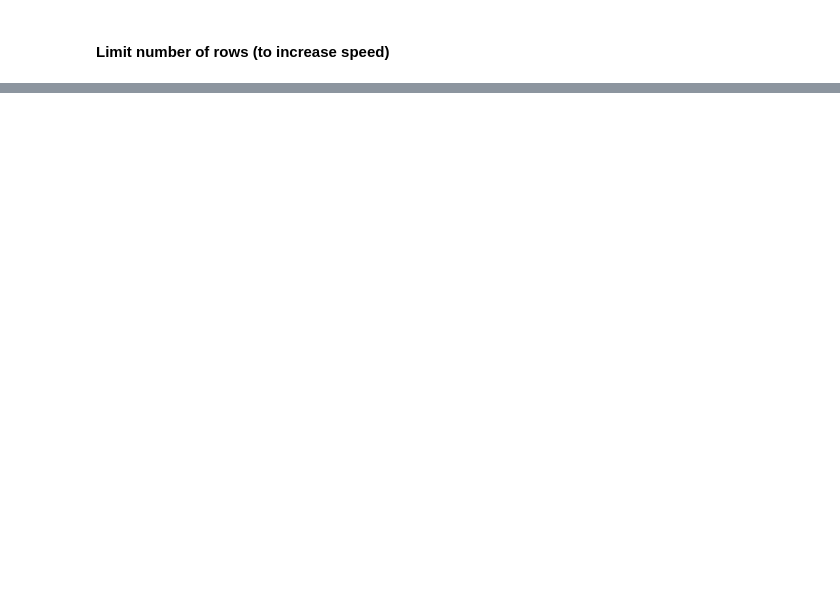
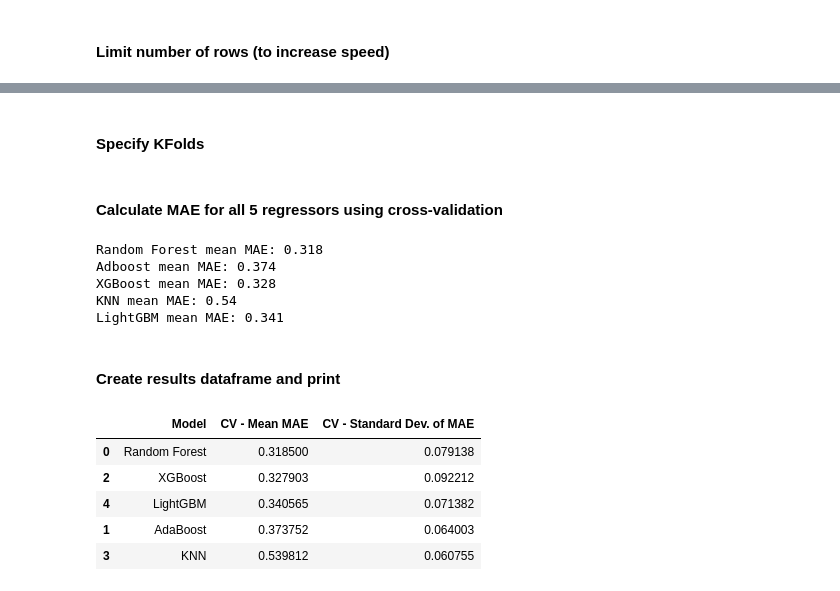
Before and after one commit to jtimko16/AutoML_Project2, a Jupyter notebook: notebooks/Data_preparation.ipynb, the cells around one changed output, grey strips where cells are left out. Saved outputs shown, nothing was run; the diff lists cells and outputs as text; code cells hidden in the pictures; blank space fills up the shorter version.

Commit message:
Add - prepare code for evaluate and compare 5 baseline models

```diff
--- a/notebooks/Data_preparation.ipynb
+++ b/notebooks/Data_preparation.ipynb
@@ -180,4 +178,10 @@ from sklearn.metrics import make_scorer, mean_absolute_error
+# %%
+random_forest_regressor = RandomForestRegressor(n_estimators=50, random_state=42)
+adaboost_regressor = AdaBoostRegressor(n_estimators=50, random_state=42)
+xgb_regressor = xgb.XGBRegressor(n_estimators=50, random_state=42)
+knn_regressor = KNeighborsRegressor(n_neighbors=5)
+lgb_regressor = lgb.LGBMRegressor(n_estimators=50, random_state=42,verbosity=-1)
 # %% [markdown]
 #### Limit number of rows (to increase speed)
 # %%
-n_rows =  100
+n_rows =  1000
@@ -209,0 +188,2 @@ Std CV Score: 0.0769
+# %% [markdown]
+#### Specify KFolds
@@ -209,0 +194,50 @@ Std CV Score: 0.0769
+# %% [markdown]
+#### Calculate MAE for all 5 regressors using cross-validation
+# %%
+
+## Speficiy MAE as metrics, calculate scores for all 5 models
+cv_scores_rf = cross_val_score(random_forest_regressor, X_train.head(n_rows), y_train.head(n_rows), cv=kf, scoring='neg_mean_absolute_error') *-1
+print('Random Forest mean MAE:', round(cv_scores_rf.mean(), 3))
+
+cv_scores_adaboost = cross_val_score(adaboost_regressor, X_train.head(n_rows), y_train.head(n_rows), cv=kf, scoring='neg_mean_absolute_error') *-1
+print('Adboost mean MAE:', round(cv_scores_adaboost.mean(), 3))
+
+cv_scores_xgb = cross_val_score(xgb_regressor, X_train.head(n_rows), y_train.head(n_rows), cv=kf, scoring='neg_mean_absolute_error') *-1
+print('XGBoost mean MAE:', round(cv_scores_xgb.mean(), 3))
+
+cv_scores_knn = cross_val_score(knn_regressor, X_train.head(n_rows), y_train.head(n_rows), cv=kf, scoring='neg_mean_absolute_error') *-1
+print('KNN mean MAE:', round(cv_scores_knn.mean(), 3))
+
+cv_scores_lgb = cross_val_score(lgb_regressor, X_train.head(n_rows), y_train.head(n_rows), cv=kf, scoring='neg_mean_absolute_error') *-1
+print('LightGBM mean MAE:', round(cv_scores_lgb.mean(), 3))
+# %% [output]
+Random Forest mean MAE: 0.318
+Adboost mean MAE: 0.374
+XGBoost mean MAE: 0.328
+KNN mean MAE: 0.54
+LightGBM mean MAE: 0.341
+# %% [markdown]
+#### Create results dataframe and print
+# %%
+# Store the results in a list of dictionaries
+results = [
+    {'Model': 'Random Forest', 'CV - Mean MAE': cv_scores_rf.mean(), 'CV - Standard Dev. of MAE': cv_scores_rf.std()},
+    {'Model': 'AdaBoost', 'CV - Mean MAE': cv_scores_adaboost.mean(), 'CV - Standard Dev. of MAE': cv_scores_adaboost.std()},
+    {'Model': 'XGBoost', 'CV - Mean MAE': cv_scores_xgb.mean(), 'CV - Standard Dev. of MAE': cv_scores_xgb.std()},
+    {'Model': 'KNN', 'CV - Mean MAE': cv_scores_knn.mean(), 'CV - Standard Dev. of MAE': cv_scores_knn.std()},
+    {'Model': 'LightGBM', 'CV - Mean MAE': cv_scores_lgb.mean(), 'CV - Standard Dev. of MAE': cv_scores_lgb.std()},
+]
+
+# Create a DataFrame from the list of dictionaries
+df_results = pd.DataFrame(results)
+df_results.sort_values(by='CV - Mean MAE', ascending=True, inplace=True)
+
+# Print the DataFrame
+df_results
+# %% [output]
+|  | Model | CV - Mean MAE | CV - Standard Dev. of MAE |
+| 0 | Random Forest | 0.318500 | 0.079138 |
+| 2 | XGBoost | 0.327903 | 0.092212 |
+| 4 | LightGBM | 0.340565 | 0.071382 |
+| 1 | AdaBoost | 0.373752 | 0.064003 |
+| 3 | KNN | 0.539812 | 0.060755 |
```
Also changed, not shown: parts of 5 cells of this notebook.
